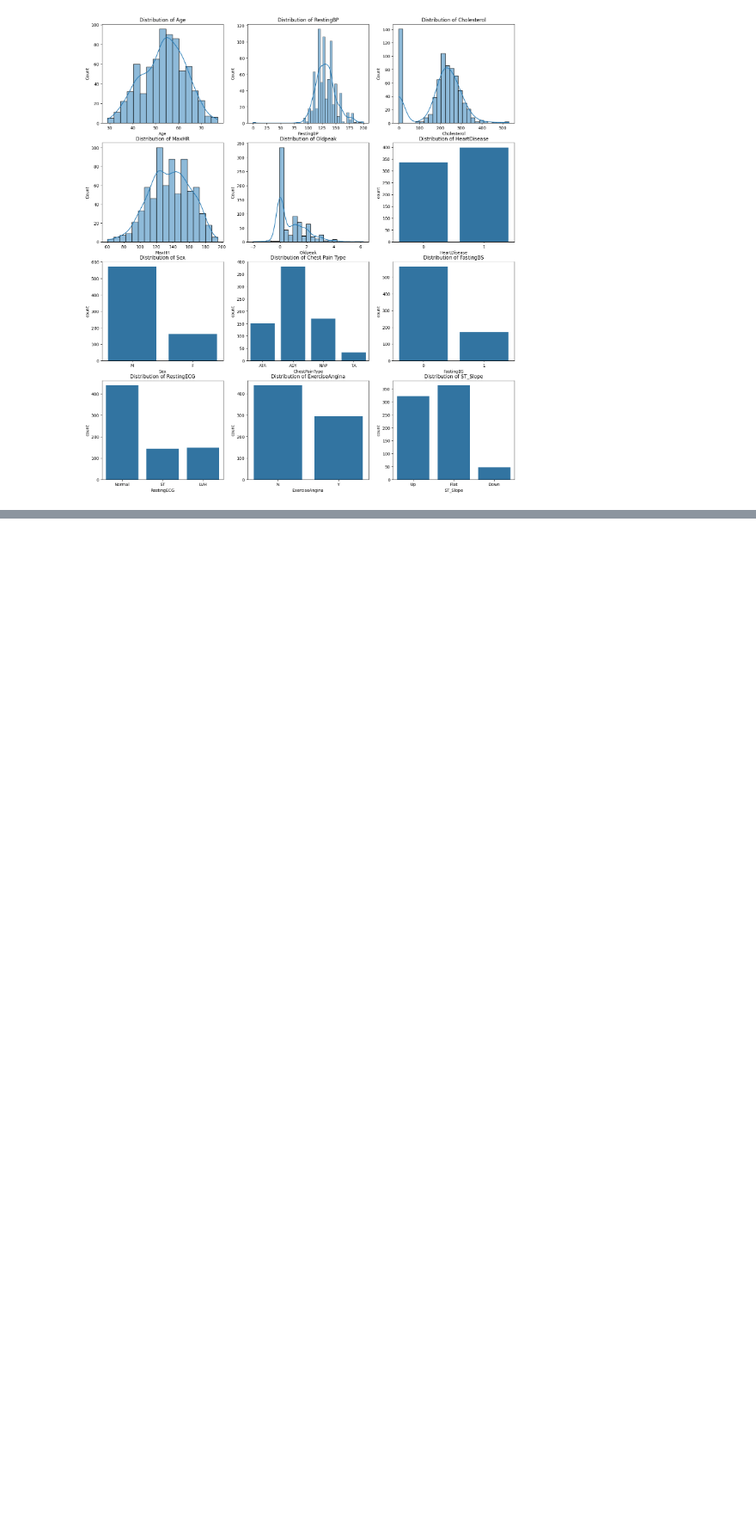
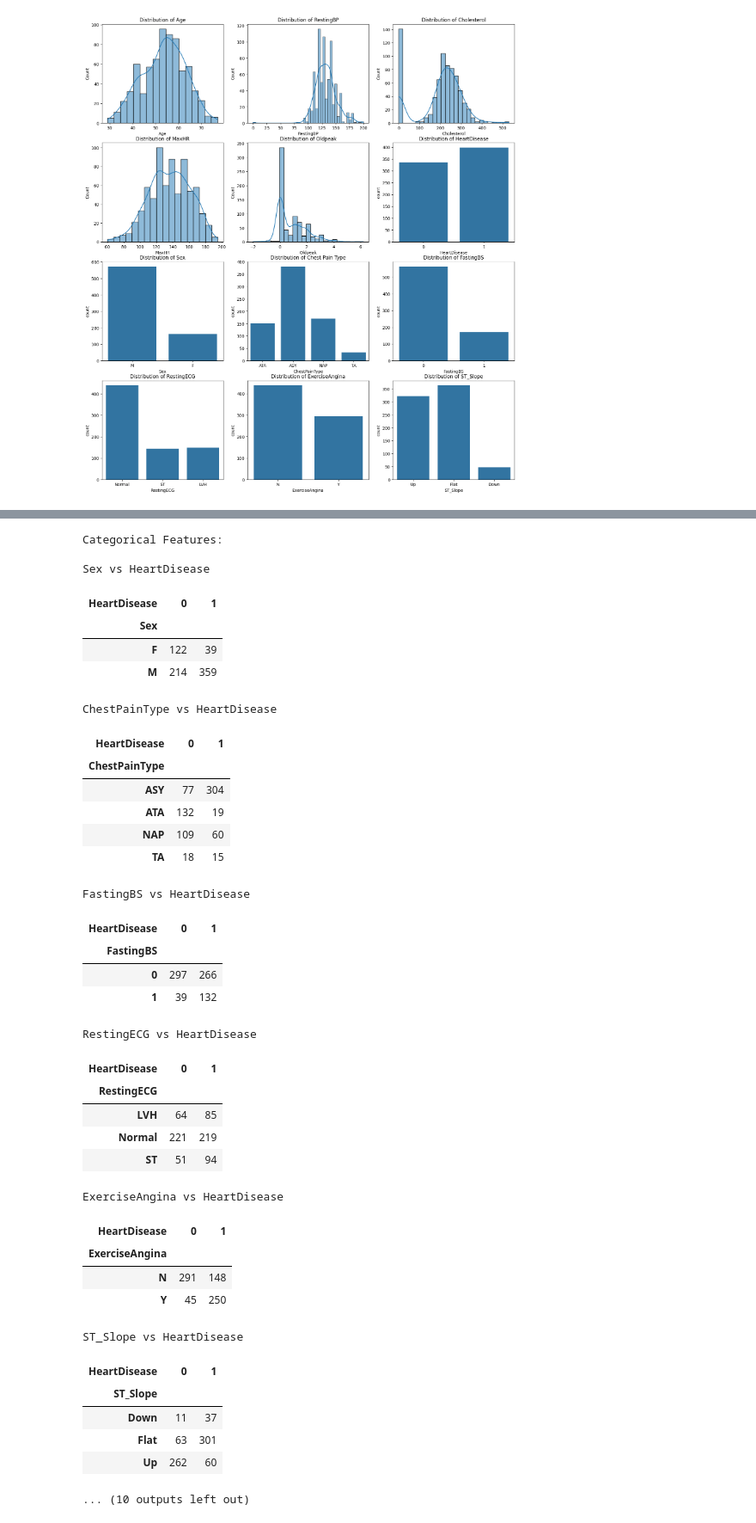
Before and after one commit to nexusfb/ETH-MLxHC-Interpretable-Medical-Data-Classification, a Jupyter notebook: pjt1_pt1.ipynb, the cells around one changed output, grey strips where cells are left out. Shown at 86% size. Drawn from its saved outputs; the diff is of its cells as text; code cells hidden in the pictures; blank space fills up the shorter version.

```diff
--- a/pjt1_pt1.ipynb
+++ b/pjt1_pt1.ipynb
@@ -142,0 +85,60 @@ ValueError: could not convert string to float: 'M'
+# %%
+# 3 - numerical results of the above plots
+# categorical features
+categorical_stats = {}
+for feature in categorical_features:
+    stats = df.groupby([feature, 'HeartDisease']).size().unstack(fill_value=0)
+    categorical_stats[feature] = stats
+# numerical features
+numerical_stats = {}
+for feature in numerical_features:
+    stats = df.groupby('HeartDisease')[feature].describe()
+    numerical_stats[feature] = stats
+
+# display
+print("Categorical Features:")
+for feature, stats in categorical_stats.items():
+    print(f"\n{feature} vs HeartDisease")
+    display(stats)
+print("\nNumerical Features:")
+for feature, stats in numerical_stats.items():
+    print(f"\n{feature} by HeartDisease")
+    display(stats)
+# %% [output]
+Categorical Features:
+
+Sex vs HeartDisease
+| HeartDisease | 0 | 1 |
+| Sex |  |  |
+| F | 122 | 39 |
+| M | 214 | 359 |
+ChestPainType vs HeartDisease
+| HeartDisease | 0 | 1 |
+| ChestPainType |  |  |
+| ASY | 77 | 304 |
+| ATA | 132 | 19 |
+| NAP | 109 | 60 |
+| TA | 18 | 15 |
+FastingBS vs HeartDisease
+| HeartDisease | 0 | 1 |
+| FastingBS |  |  |
+| 0 | 297 | 266 |
+| 1 | 39 | 132 |
+RestingECG vs HeartDisease
+| HeartDisease | 0 | 1 |
+| RestingECG |  |  |
+| LVH | 64 | 85 |
+| Normal | 221 | 219 |
+| ST | 51 | 94 |
+ExerciseAngina vs HeartDisease
+| HeartDisease | 0 | 1 |
+| ExerciseAngina |  |  |
+| N | 291 | 148 |
+| Y | 45 | 250 |
+ST_Slope vs HeartDisease
+| HeartDisease | 0 | 1 |
+| ST_Slope |  |  |
+| Down | 11 | 37 |
+| Flat | 63 | 301 |
+| Up | 262 | 60 |
+... (10 outputs left out)
```
Also changed, not shown: parts of 10 cells of this notebook.
